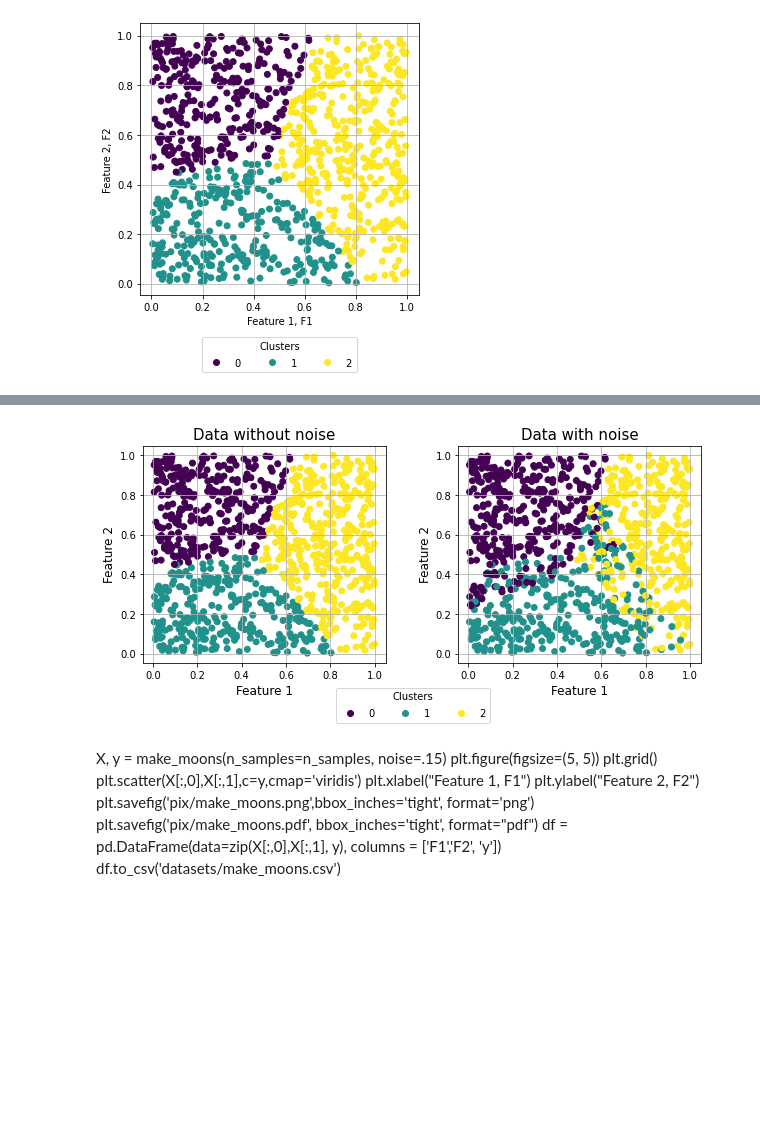
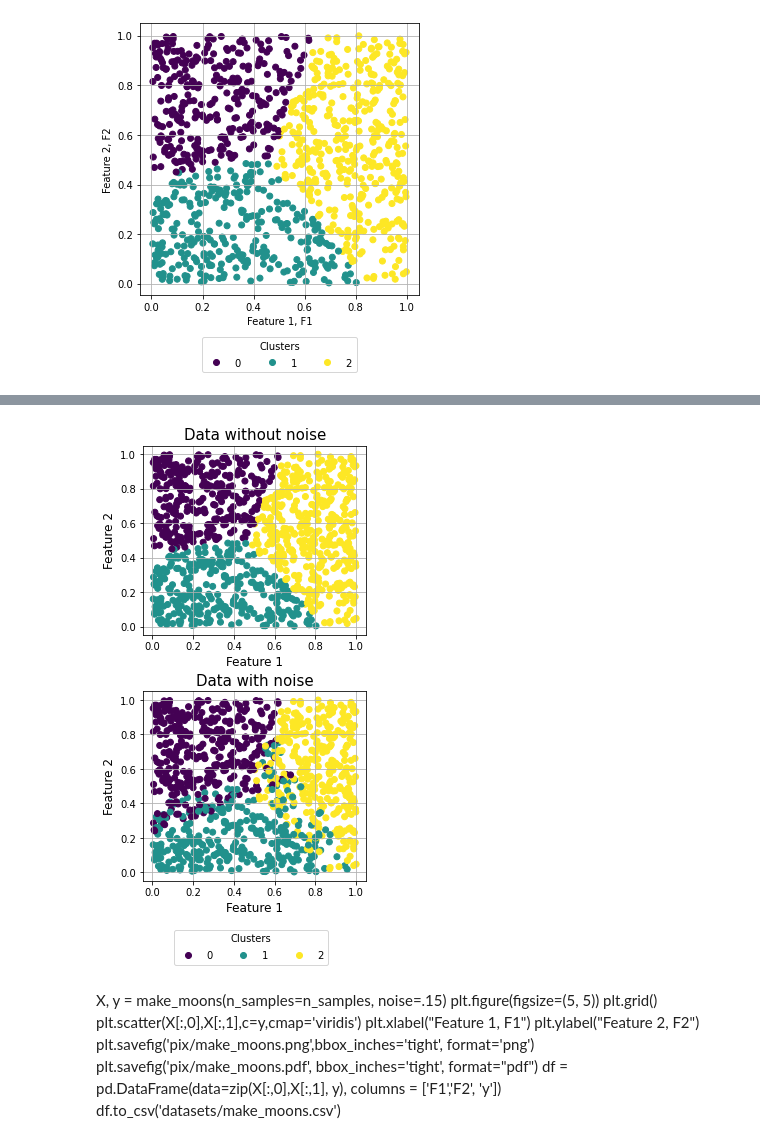
Before and after one commit to michaukuk/clamp_evaluation, a Jupyter notebook: datasets_generator.ipynb, the cells around one changed output, grey strips where cells are left out. Drawn from its saved outputs; the diff is of its cells as text; code cells hidden in the pictures; blank space fills up the shorter version.

```diff
--- a/datasets_generator.ipynb
+++ b/datasets_generator.ipynb
@@ -204,21 +200,21 @@ d_t.to_csv('datasets/random_values.csv')
 # %%
-fig, axs = plt.subplots(1,2, figsize=(10,4), sharex=False)
-plt.subplots_adjust(wspace =0.3)
+fig, axs = plt.subplots(2,1, figsize=(4,8), sharex=False)
+plt.subplots_adjust(hspace =0.3)
 axs[0].scatter(df_c['F1'],df_c['F2'],c=df_c['y'],cmap='viridis')
 scatter = axs[1].scatter(d_t['F1'],d_t['F2'],c=d_t['y'],cmap='viridis')
 axs[0].set_title('Data without noise', fontsize=15)
 axs[1].set_title('Data with noise', fontsize=15)
 axs[0].set_xlabel("Feature 1", fontsize=12)
 axs[0].set_ylabel("Feature 2", fontsize=12)
 axs[1].set_xlabel("Feature 1", fontsize=12)
 axs[1].set_ylabel("Feature 2", fontsize=12)
 handles, labels = scatter.legend_elements()
-fig.legend(handles, labels, loc='lower center', ncol=len(handles), bbox_to_anchor=(0.5, -0.1), title="Clusters")
+fig.legend(handles, labels, loc='lower center', ncol=len(handles), bbox_to_anchor=(0.5, -0.03), title="Clusters")
 axs[0].grid()
 axs[1].grid()
 plt.savefig('pix/random_values_comp.pdf', bbox_inches='tight', format="pdf")
 # %% [output]
-[figure, old version]
+[figure, new version]
 # %% [markdown]
 X, y = make_moons(n_samples=n_samples, noise=.15)
 plt.figure(figsize=(5, 5))
```
Also changed, not shown: parts of 6 cells of this notebook, 9 other files.
